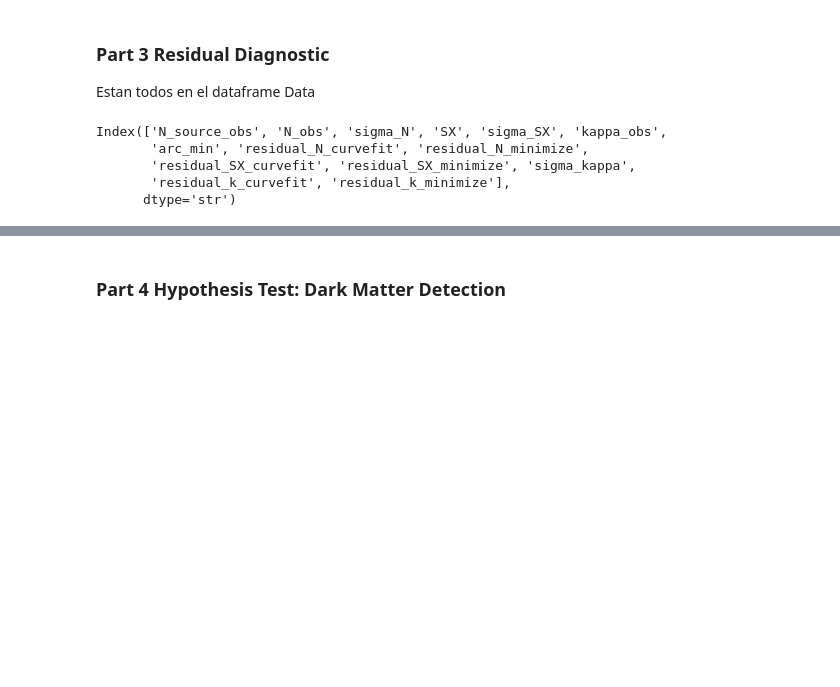
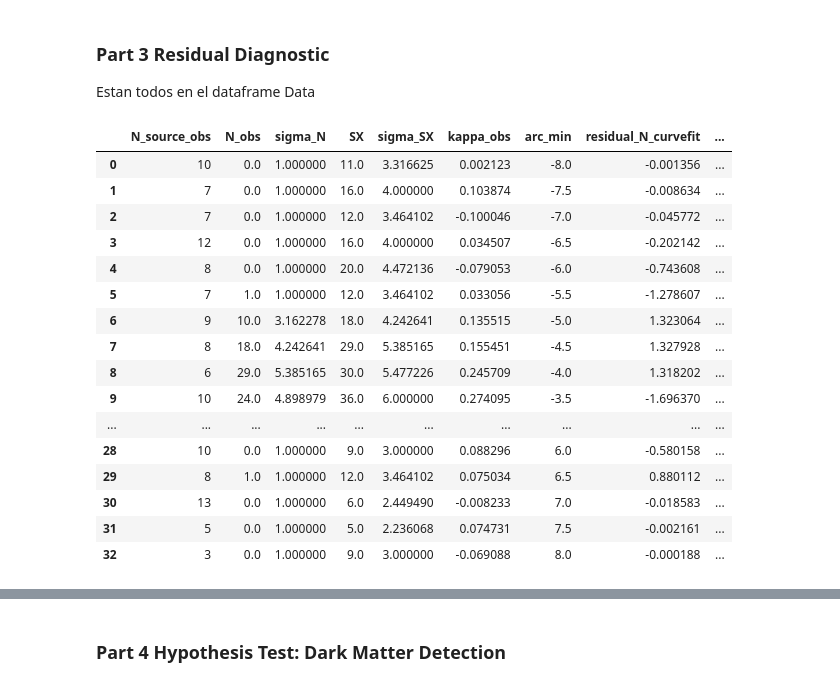
Before and after one commit to jdgv1709/Statistical-Analysis-of-the-Bullet-Cluster-Statistics-1-Course, a Jupyter notebook: Final Exam.ipynb, the cells around one changed output, grey strips where cells are left out. Cells and saved outputs as stored; diff of their text form; code cells hidden in the pictures; blank space fills up the shorter version.

```diff
--- a/Final Exam.ipynb
+++ b/Final Exam.ipynb
@@ -675,10 +675,22 @@ plt.show()
 ### Part 3 Residual Diagnostic
 Estan todos en el dataframe Data
 # %%
-data.keys()
+data
 # %% [output]
-Index(['N_source_obs', 'N_obs', 'sigma_N', 'SX', 'sigma_SX', 'kappa_obs',
-       'arc_min', 'residual_N_curvefit', 'residual_N_minimize',
-       'residual_SX_curvefit', 'residual_SX_minimize', 'sigma_kappa',
-       'residual_k_curvefit', 'residual_k_minimize'],
-      dtype='str')
+|  | N_source_obs | N_obs | sigma_N | SX | sigma_SX | kappa_obs | arc_min | residual_N_curvefit | ... |
+| 0 | 10 | 0.0 | 1.000000 | 11.0 | 3.316625 | 0.002123 | -8.0 | -0.001356 | ... |
+| 1 | 7 | 0.0 | 1.000000 | 16.0 | 4.000000 | 0.103874 | -7.5 | -0.008634 | ... |
+| 2 | 7 | 0.0 | 1.000000 | 12.0 | 3.464102 | -0.100046 | -7.0 | -0.045772 | ... |
+| 3 | 12 | 0.0 | 1.000000 | 16.0 | 4.000000 | 0.034507 | -6.5 | -0.202142 | ... |
+| 4 | 8 | 0.0 | 1.000000 | 20.0 | 4.472136 | -0.079053 | -6.0 | -0.743608 | ... |
+| 5 | 7 | 1.0 | 1.000000 | 12.0 | 3.464102 | 0.033056 | -5.5 | -1.278607 | ... |
+| 6 | 9 | 10.0 | 3.162278 | 18.0 | 4.242641 | 0.135515 | -5.0 | 1.323064 | ... |
+| 7 | 8 | 18.0 | 4.242641 | 29.0 | 5.385165 | 0.155451 | -4.5 | 1.327928 | ... |
+| 8 | 6 | 29.0 | 5.385165 | 30.0 | 5.477226 | 0.245709 | -4.0 | 1.318202 | ... |
+| 9 | 10 | 24.0 | 4.898979 | 36.0 | 6.000000 | 0.274095 | -3.5 | -1.696370 | ... |
+| ... | ... | ... | ... | ... | ... | ... | ... | ... | ... |
+| 28 | 10 | 0.0 | 1.000000 | 9.0 | 3.000000 | 0.088296 | 6.0 | -0.580158 | ... |
+| 29 | 8 | 1.0 | 1.000000 | 12.0 | 3.464102 | 0.075034 | 6.5 | 0.880112 | ... |
+| 30 | 13 | 0.0 | 1.000000 | 6.0 | 2.449490 | -0.008233 | 7.0 | -0.018583 | ... |
+| 31 | 5 | 0.0 | 1.000000 | 5.0 | 2.236068 | 0.074731 | 7.5 | -0.002161 | ... |
+| 32 | 3 | 0.0 | 1.000000 | 9.0 | 3.000000 | -0.069088 | 8.0 | -0.000188 | ... |
```
Also changed, not shown: parts of 51 cells of this notebook.
